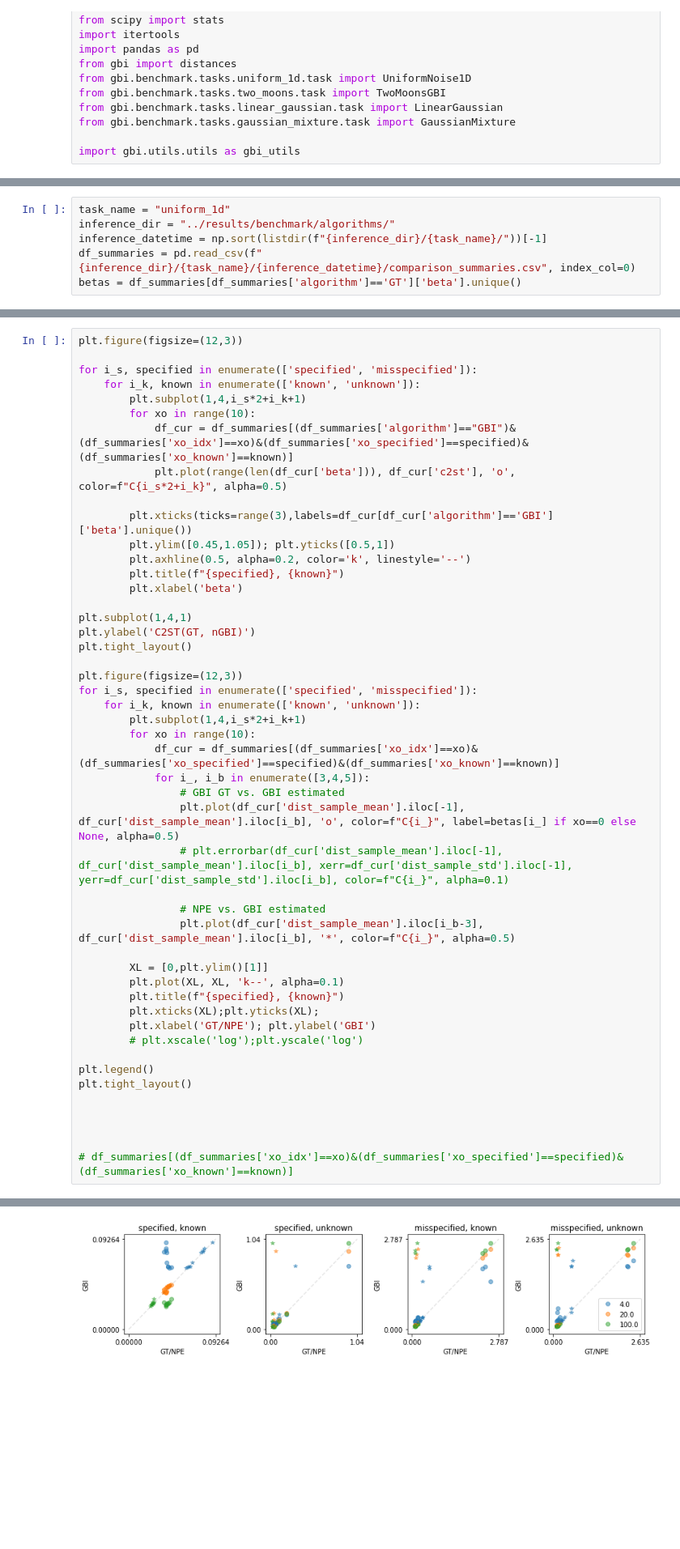
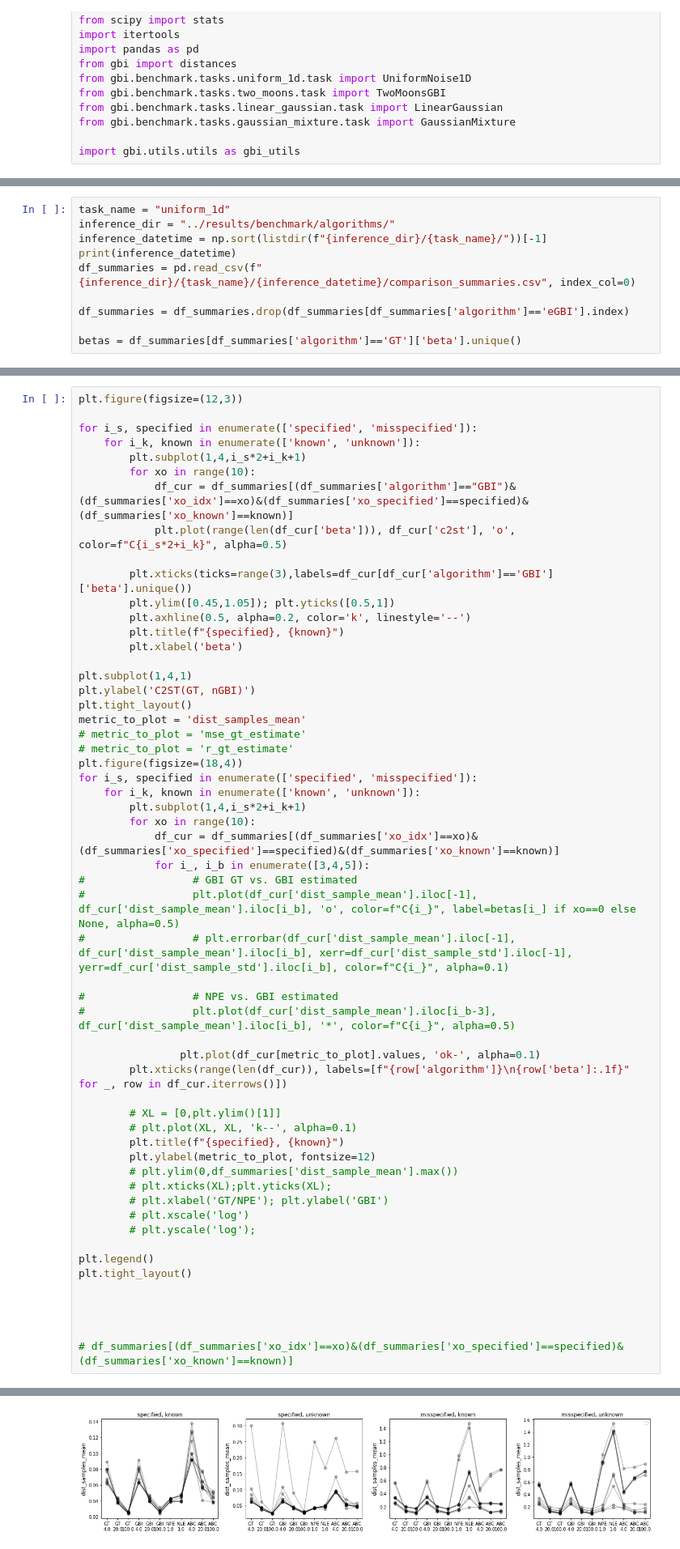
Before and after one commit to mackelab/neuralgbi, a Jupyter notebook: dev_notebook/run_comparisons.ipynb, the cells around one changed output, grey strips where cells are left out. Shown at 81% size. Saved outputs shown, nothing was run; the diff lists cells and outputs as text; blank space fills up the shorter version.

```diff
--- a/dev_notebook/run_comparisons.ipynb
+++ b/dev_notebook/run_comparisons.ipynb
@@ -28,6 +21,10 @@ torch.Size([50, 2])
 task_name = "uniform_1d"
 inference_dir = "../results/benchmark/algorithms/"
 inference_datetime = np.sort(listdir(f"{inference_dir}/{task_name}/"))[-1]
+print(inference_datetime)
 df_summaries = pd.read_csv(f"{inference_dir}/{task_name}/{inference_datetime}/comparison_summaries.csv", index_col=0)
+
+df_summaries = df_summaries.drop(df_summaries[df_summaries['algorithm']=='eGBI'].index)
+
 betas = df_summaries[df_summaries['algorithm']=='GT']['beta'].unique()
 # %% [output]
@@ -51,27 +65,35 @@ for i_s, specified in enumerate(['specified', 'misspecified']):
 plt.subplot(1,4,1)
 plt.ylabel('C2ST(GT, nGBI)')
 plt.tight_layout()
-
-plt.figure(figsize=(12,3))
+metric_to_plot = 'dist_samples_mean'
+# metric_to_plot = 'mse_gt_estimate'
+# metric_to_plot = 'r_gt_estimate'
+plt.figure(figsize=(18,4))
 for i_s, specified in enumerate(['specified', 'misspecified']):
     for i_k, known in enumerate(['known', 'unknown']):
         plt.subplot(1,4,i_s*2+i_k+1)
         for xo in range(10):
             df_cur = df_summaries[(df_summaries['xo_idx']==xo)&(df_summaries['xo_specified']==specified)&(df_summaries['xo_known']==known)]
             for i_, i_b in enumerate([3,4,5]):
-                # GBI GT vs. GBI estimated
-                plt.plot(df_cur['dist_sample_mean'].iloc[-1], df_cur['dist_sample_mean'].iloc[i_b], 'o', color=f"C{i_}", label=betas[i_] if xo==0 else None, alpha=0.5)
-                # plt.errorbar(df_cur['dist_sample_mean'].iloc[-1], df_cur['dist_sample_mean'].iloc[i_b], xerr=df_cur['dist_sample_std'].iloc[-1], yerr=df_cur['dist_sample_std'].iloc[i_b], color=f"C{i_}", alpha=0.1)
+#                 # GBI GT vs. GBI estimated
+#                 plt.plot(df_cur['dist_sample_mean'].iloc[-1], df_cur['dist_sample_mean'].iloc[i_b], 'o', color=f"C{i_}", label=betas[i_] if xo==0 else None, alpha=0.5)
+#                 # plt.errorbar(df_cur['dist_sample_mean'].iloc[-1], df_cur['dist_sample_mean'].iloc[i_b], xerr=df_cur['dist_sample_std'].iloc[-1], yerr=df_cur['dist_sample_std'].iloc[i_b], color=f"C{i_}", alpha=0.1)
 
-                # NPE vs. GBI estimated
-                plt.plot(df_cur['dist_sample_mean'].iloc[i_b-3], df_cur['dist_sample_mean'].iloc[i_b], '*', color=f"C{i_}", alpha=0.5)
+#                 # NPE vs. GBI estimated
+#                 plt.plot(df_cur['dist_sample_mean'].iloc[i_b-3], df_cur['dist_sample_mean'].iloc[i_b], '*', color=f"C{i_}", alpha=0.5)
 
-        XL = [0,plt.ylim()[1]]
-        plt.plot(XL, XL, 'k--', alpha=0.1)
+                plt.plot(df_cur[metric_to_plot].values, 'ok-', alpha=0.1)
+        plt.xticks(range(len(df_cur)), labels=[f"{row['algorithm']}\n{row['beta']:.1f}" for _, row in df_cur.iterrows()])
+
+        # XL = [0,plt.ylim()[1]]
+        # plt.plot(XL, XL, 'k--', alpha=0.1)
         plt.title(f"{specified}, {known}")
-        plt.xticks(XL);plt.yticks(XL);
-        plt.xlabel('GT/NPE'); plt.ylabel('GBI')
-        # plt.xscale('log');plt.yscale('log')
+        plt.ylabel(metric_to_plot, fontsize=12)
+        # plt.ylim(0,df_summaries['dist_sample_mean'].max())
+        # plt.xticks(XL);plt.yticks(XL);
+        # plt.xlabel('GT/NPE'); plt.ylabel('GBI')
+        # plt.xscale('log')
+        # plt.yscale('log');
 
 plt.legend()
 plt.tight_layout()
@@ -85 +108 @@ plt.tight_layout()
-[figure, old version]
+[figure, new version]
```
Also changed, not shown: parts of 8 cells of this notebook, 7 other files.
